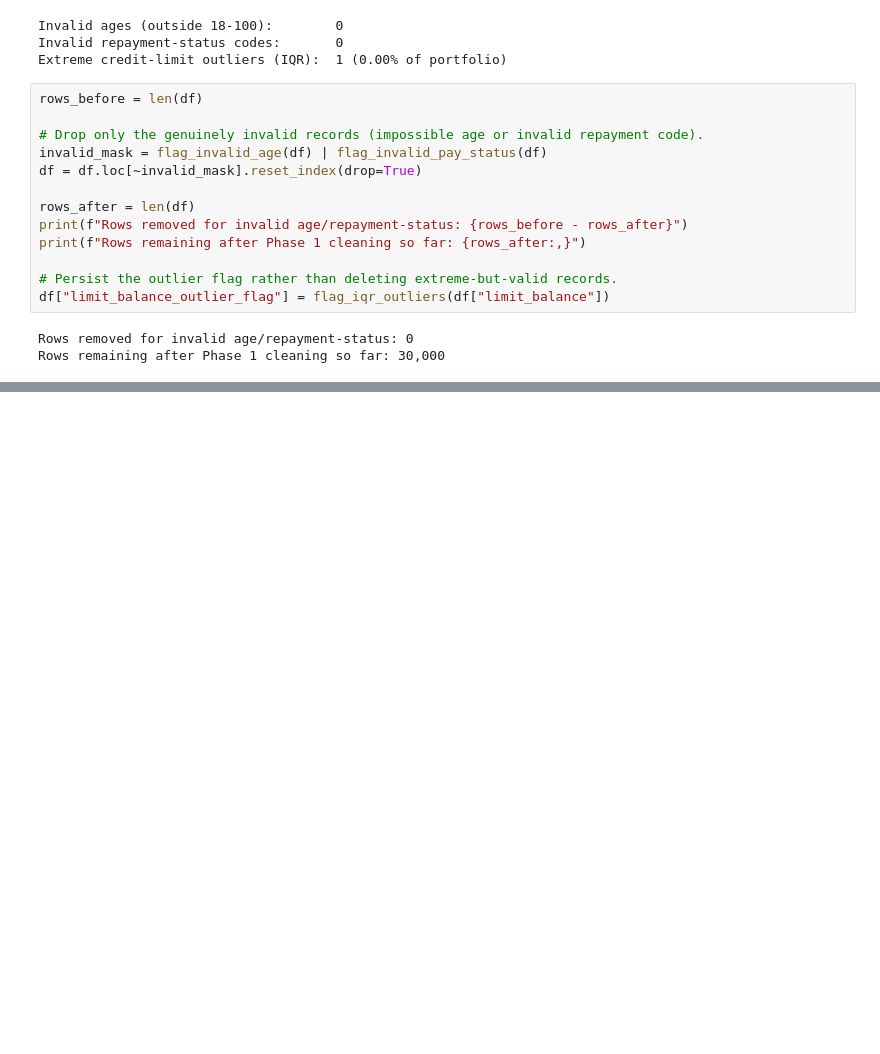
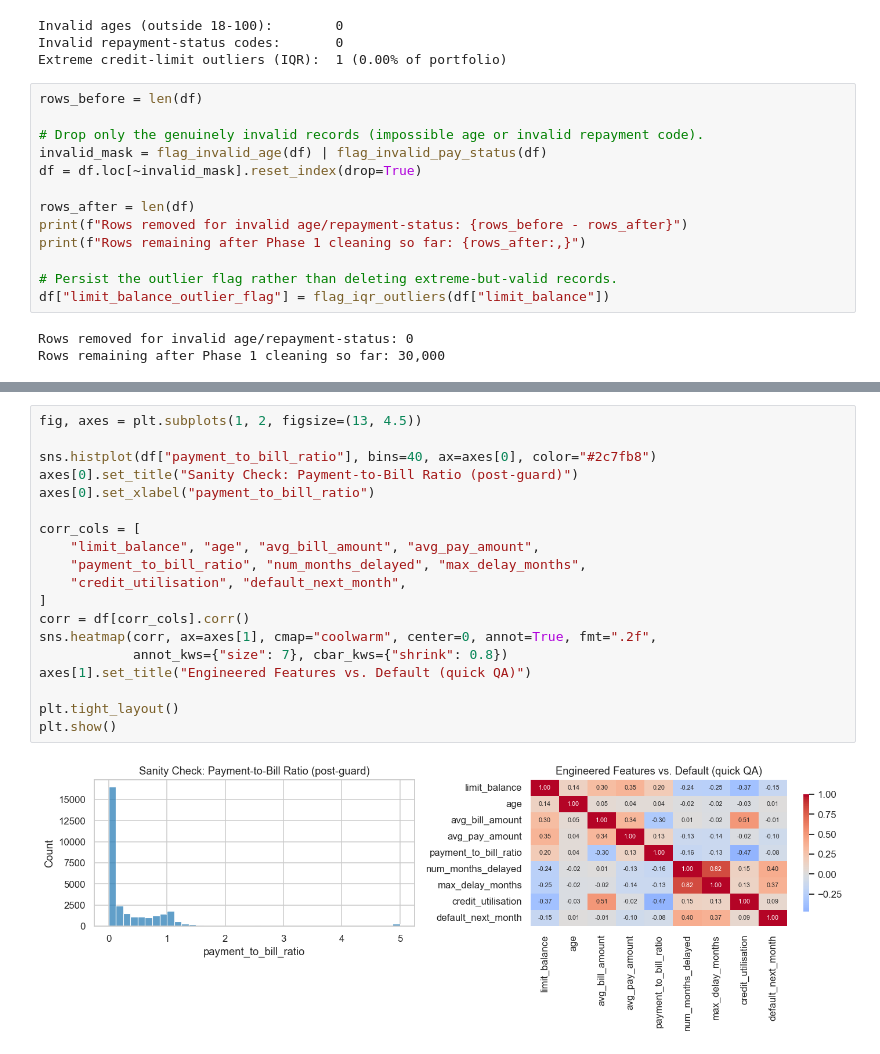
Before and after one commit to Dewmi2004/NovaX--Group-project-of-Python-for-DS-AI, a Jupyter notebook: NovaX.ipynb, the cells around one changed output, grey strips where cells are left out. Cells and saved outputs as stored; diff of their text form; blank space fills up the shorter version.

Commit message:
EDA (risk regmentation sanity-check visuals and clean dataset

```diff
--- a/NovaX.ipynb
+++ b/NovaX.ipynb
@@ -367,0 +486,21 @@ Rows remaining after Phase 1 cleaning so far: 30,000
+# %%
+fig, axes = plt.subplots(1, 2, figsize=(13, 4.5))
+
+sns.histplot(df["payment_to_bill_ratio"], bins=40, ax=axes[0], color="#2c7fb8")
+axes[0].set_title("Sanity Check: Payment-to-Bill Ratio (post-guard)")
+axes[0].set_xlabel("payment_to_bill_ratio")
+
+corr_cols = [
+    "limit_balance", "age", "avg_bill_amount", "avg_pay_amount",
+    "payment_to_bill_ratio", "num_months_delayed", "max_delay_months",
+    "credit_utilisation", "default_next_month",
+]
+corr = df[corr_cols].corr()
+sns.heatmap(corr, ax=axes[1], cmap="coolwarm", center=0, annot=True, fmt=".2f",
+            annot_kws={"size": 7}, cbar_kws={"shrink": 0.8})
+axes[1].set_title("Engineered Features vs. Default (quick QA)")
+
+plt.tight_layout()
+plt.show()
+# %% [output]
+[figure, added]
```
Also changed, not shown: parts of 3 cells of this notebook.
